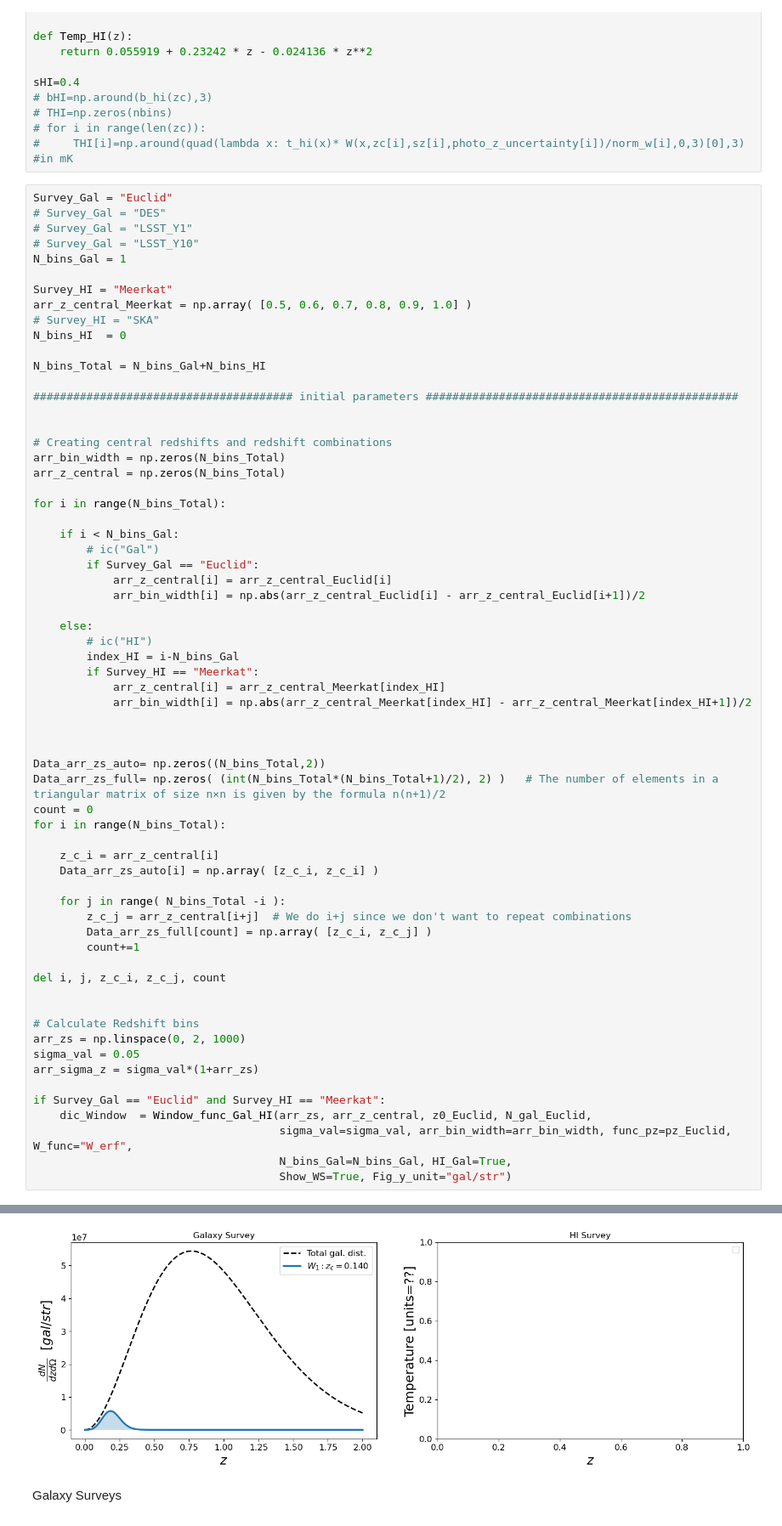
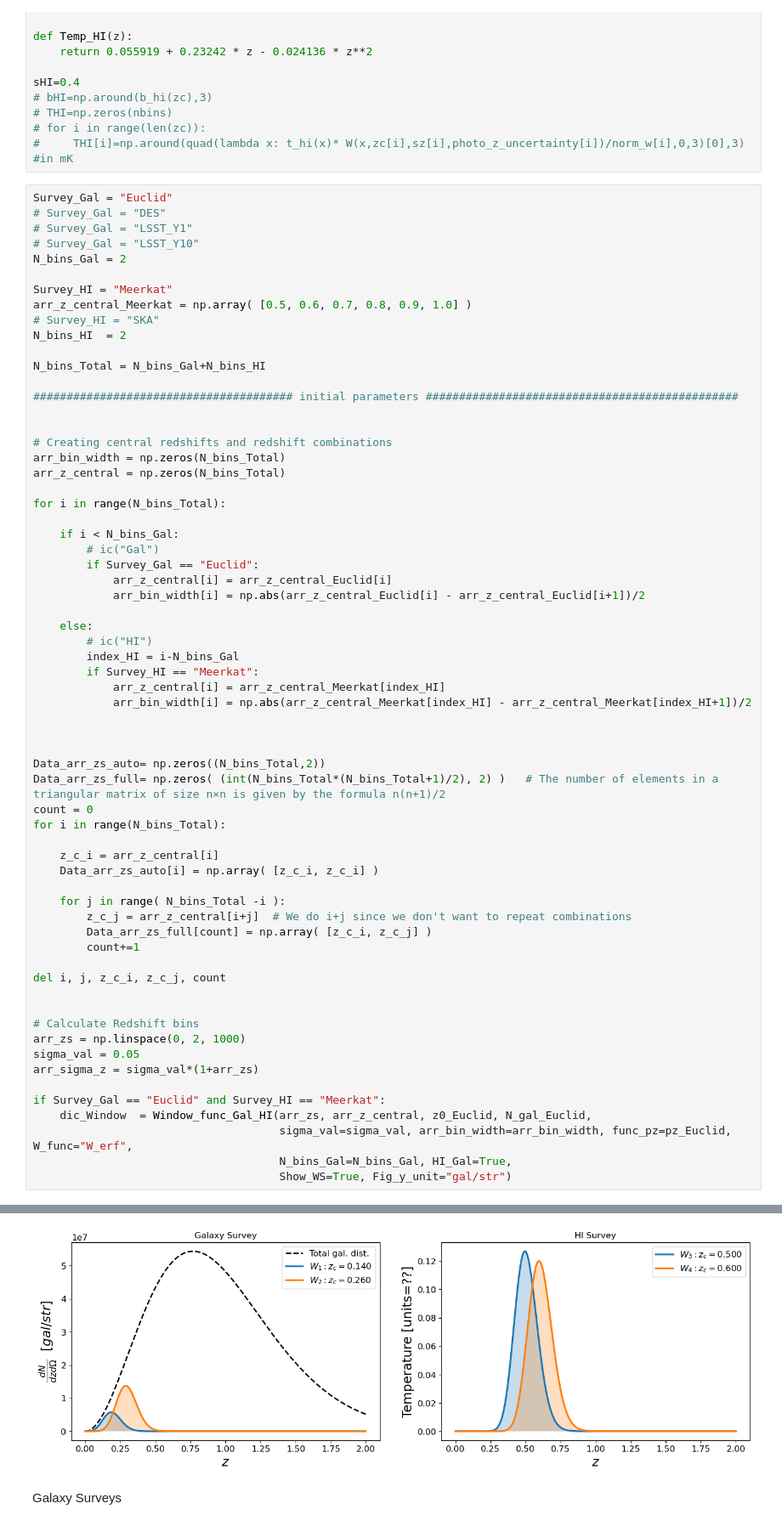
Before and after one commit to GreenTS27/Photo_Surveys-HI_IM-Fisher_Matrix, a Jupyter notebook: Fisher_Matrix_C_ell_vs_w_t.ipynb, the cells around one changed output, grey strips where cells are left out. Shown at 85% size. Saved outputs shown, nothing was run; the diff lists cells and outputs as text.

```diff
--- a/Fisher_Matrix_C_ell_vs_w_t.ipynb
+++ b/Fisher_Matrix_C_ell_vs_w_t.ipynb
@@ -336,12 +336,12 @@ Survey_Gal = "Euclid"
 # Survey_Gal = "DES"
 # Survey_Gal = "LSST_Y1"
 # Survey_Gal = "LSST_Y10"
-N_bins_Gal = 1
+N_bins_Gal = 2
 
 Survey_HI = "Meerkat"
 arr_z_central_Meerkat = np.array( [0.5, 0.6, 0.7, 0.8, 0.9, 1.0] )
 # Survey_HI = "SKA"
-N_bins_HI  = 0
+N_bins_HI  = 2
 
 N_bins_Total = N_bins_Gal+N_bins_HI
 
@@ -399,4 +401,4 @@ if Survey_Gal == "Euclid" and Survey_HI == "Meerkat":
-[figure, old version]
+[figure, new version]
 # %% [markdown]
 Galaxy Surveys
 # %%
```
Also changed, not shown: parts of 10 cells of this notebook.
